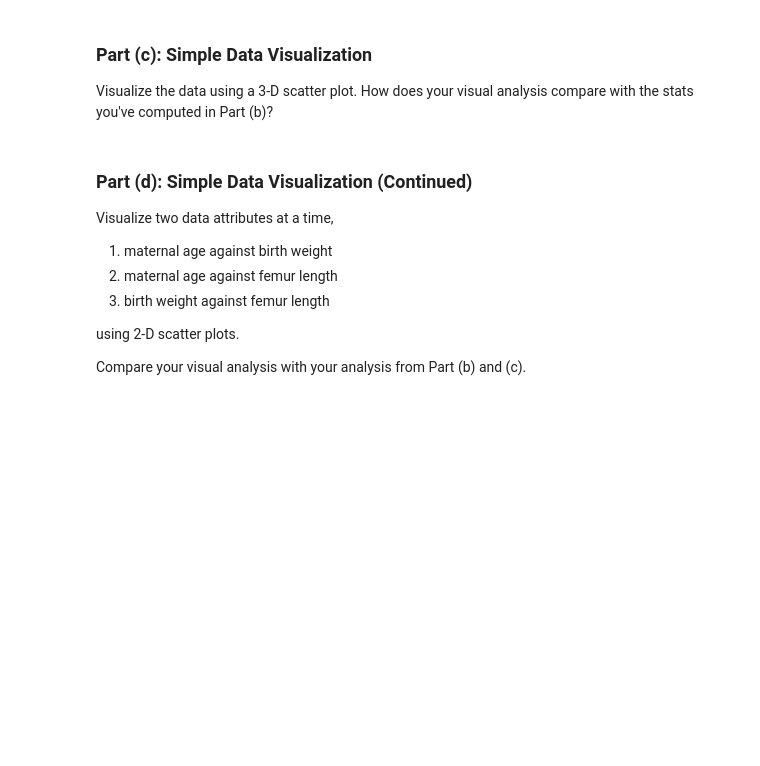
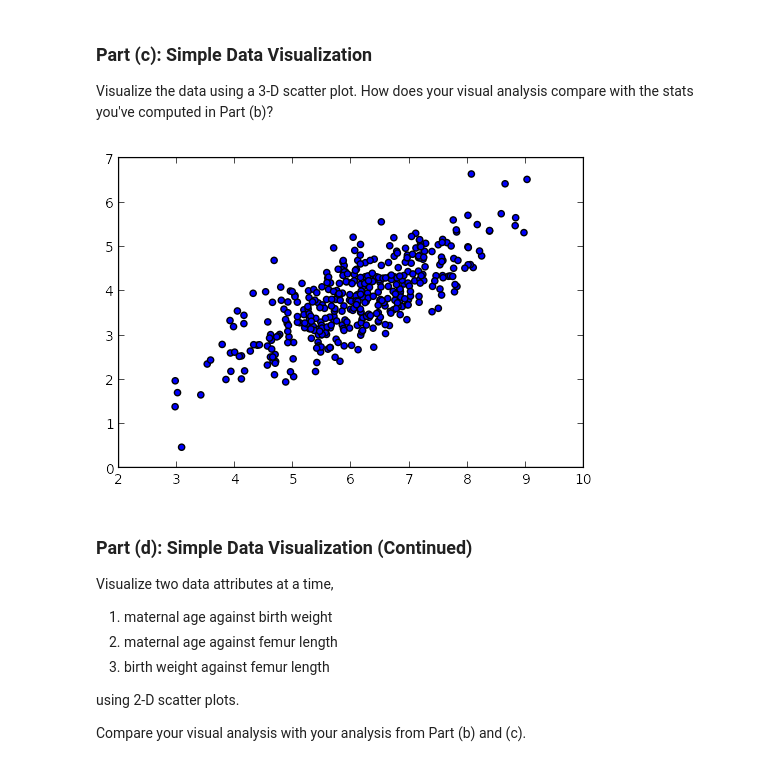
Before and after one commit to hecerinc/cs109a, a Jupyter notebook: Datascience_HW0.ipynb, the cells around one changed output. Cells and saved outputs as stored; diff of their text form; code cells hidden in the pictures; blank space fills up the shorter version.

```diff
--- a/Datascience_HW0.ipynb
+++ b/Datascience_HW0.ipynb
@@ -48,6 +79,15 @@ Compare the group means with each other and with the overall mean, what can you
 ### Part (c): Simple Data Visualization
 
 Visualize the data using a 3-D scatter plot. How does your visual analysis compare with the stats you've computed in Part (b)?
+# %%
+x = data['birth_weight']
+y = data['femur_length']
+area = np.pi * (15 * np.random.rand(N))**2  # 0 to 15 point radiuses
+
+plt.scatter(x, y)
+plt.show()
+# %% [output]
+[figure, added]
 # %% [markdown]
 ### Part (d): Simple Data Visualization (Continued)
 
```
Also changed, not shown: parts of 2 cells of this notebook, 1 other file.
